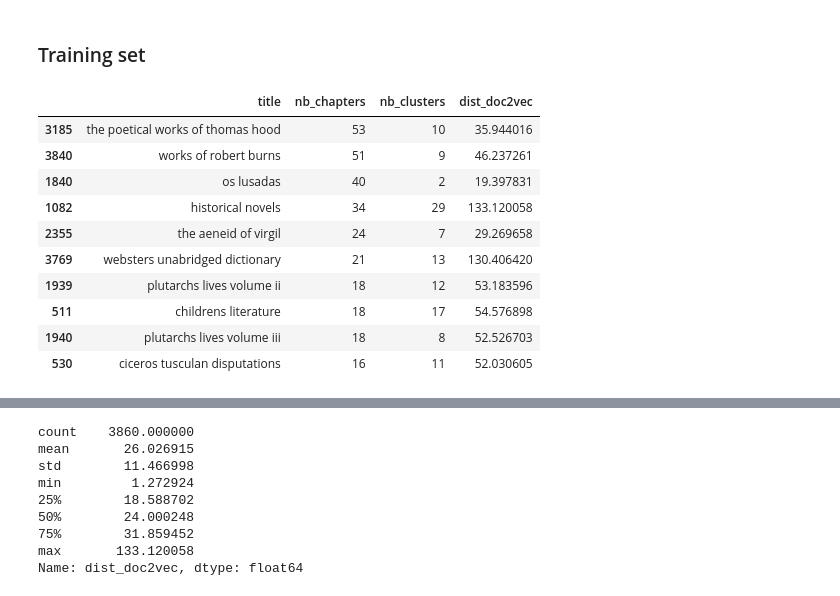
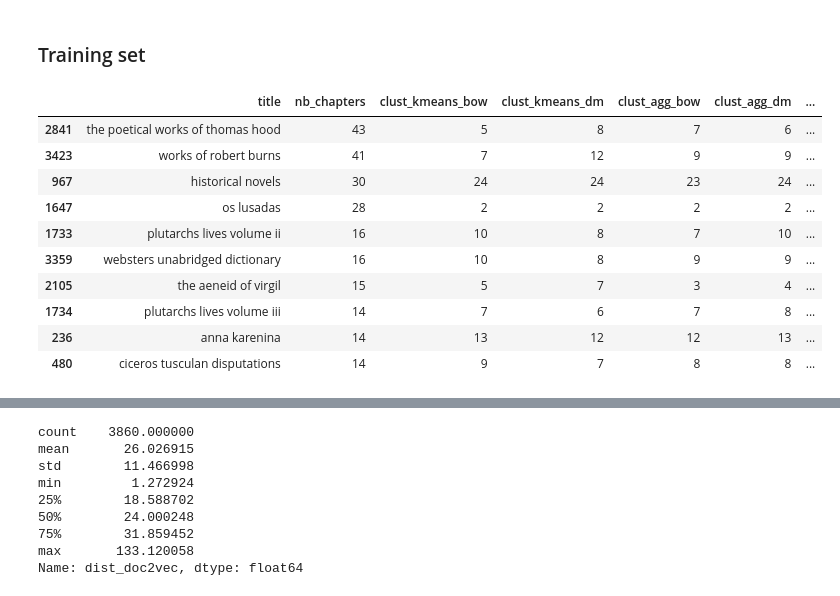
Before and after one commit to cleachataig/COMP550_FinalProject, a Jupyter notebook: chapter_clustering.ipynb, the cells around one changed output, grey strips where cells are left out. Drawn from its saved outputs; the diff is of its cells as text; code cells hidden in the pictures.

Commit message:
chapter clustering

```diff
--- a/chapter_clustering.ipynb
+++ b/chapter_clustering.ipynb
@@ -50,3 +87,6 @@ clusters_t=kmeans.predict(X_test_vec)
+# %%
+agg_cluster = AgglomerativeClustering(n_clusters=3000).fit(X_train_vec)
+agg_cluster2 = AgglomerativeClustering(n_clusters=3000).fit(X_train_vec2)
 # %% [markdown]
 # Results
 # %% [markdown]
@@ -58,22 +98,40 @@ for i, title in enumerate(y_train):
         res[title]=0
     res[title]+=np.sum(X_train_vec[i]**2)
 results_doc=pd.DataFrame.from_dict(res, orient='index').reset_index()
-results_doc.columns=['title', 'dist_doc2vec']
-results_doc.dist_doc2vec=np.sqrt(results_doc.dist_doc2vec)
+results_doc.columns=['title', 'dist_doc2vec_bow']
+results_doc.dist_doc2vec_bow=np.sqrt(results_doc.dist_doc2vec_bow)
+# %%
+res2={}
+for i, title in enumerate(y_train):
+    if title not in res2:
+        res2[title]=0
+    res2[title]+=np.sum(X_train_vec2[i]**2)
+results_doc2=pd.DataFrame.from_dict(res2, orient='index').reset_index()
+results_doc2.columns=['title', 'dist_doc2vec_dm']
+results_doc2.dist_doc2vec_dm=np.sqrt(results_doc2.dist_doc2vec_dm)
+# %%
+clusters1=kmeans.predict(X_train_vec)
+clusters2=kmeans2.predict(X_train_vec2)
+clusters3=agg_cluster.fit_predict(X_train_vec)
+clusters4=agg_cluster2.fit_predict(X_train_vec2)
 # %%
-results=pd.DataFrame({'cluster':clusters, 'title':y_train}).groupby('title').agg([pd.Series.count, pd.Series.nunique])
-results.columns=['nb_chapters', 'nb_clusters']
+results=pd.DataFrame({'kmeans_cluster':clusters1, 'kmeans_cluster2':clusters2,
+                      'agg_cluster':clusters3,  'agg_cluster2':clusters4, 'title':y_train}).groupby('title').agg({'kmeans_cluster':[pd.Series.count, pd.Series.nunique],
+                                                                                                                    'kmeans_cluster2':pd.Series.nunique,
+                                                                                                                    'agg_cluster':pd.Series.nunique,'agg_cluster2':pd.Series.nunique,})
+results.columns=['nb_chapters', 'clust_kmeans_bow', 'clust_kmeans_dm','clust_agg_bow', 'clust_agg_dm']
 results=results.merge(results_doc, on='title')
+results=results.merge(results_doc2, on='title')
 results.sort_values('nb_chapters', ascending=False).head(10)
 # %% [output]
-|  | title | nb_chapters | nb_clusters | dist_doc2vec |
-| 3185 | the poetical works of thomas hood | 53 | 10 | 35.944016 |
-| 3840 | works of robert burns | 51 | 9 | 46.237261 |
-| 1840 | os lusadas | 40 | 2 | 19.397831 |
-| 1082 | historical novels | 34 | 29 | 133.120058 |
-| 2355 | the aeneid of virgil | 24 | 7 | 29.269658 |
-| 3769 | websters unabridged dictionary | 21 | 13 | 130.406420 |
-| 1939 | plutarchs lives volume ii | 18 | 12 | 53.183596 |
-| 511 | childrens literature | 18 | 17 | 54.576898 |
-| 1940 | plutarchs lives volume iii | 18 | 8 | 52.526703 |
-| 530 | ciceros tusculan disputations | 16 | 11 | 52.030605 |
+|  | title | nb_chapters | clust_kmeans_bow | clust_kmeans_dm | clust_agg_bow | clust_agg_dm | ... |
+| 2841 | the poetical works of thomas hood | 43 | 5 | 8 | 7 | 6 | ... |
+| 3423 | works of robert burns | 41 | 7 | 12 | 9 | 9 | ... |
+| 967 | historical novels | 30 | 24 | 24 | 23 | 24 | ... |
+| 1647 | os lusadas | 28 | 2 | 2 | 2 | 2 | ... |
+| 1733 | plutarchs lives volume ii | 16 | 10 | 8 | 7 | 10 | ... |
+| 3359 | websters unabridged dictionary | 16 | 10 | 8 | 9 | 9 | ... |
+| 2105 | the aeneid of virgil | 15 | 5 | 7 | 3 | 4 | ... |
+| 1734 | plutarchs lives volume iii | 14 | 7 | 6 | 7 | 8 | ... |
+| 236 | anna karenina | 14 | 13 | 12 | 12 | 13 | ... |
+| 480 | ciceros tusculan disputations | 14 | 9 | 7 | 8 | 8 | ... |
```
Also changed, not shown: parts of 24 cells of this notebook, 2 other files.
